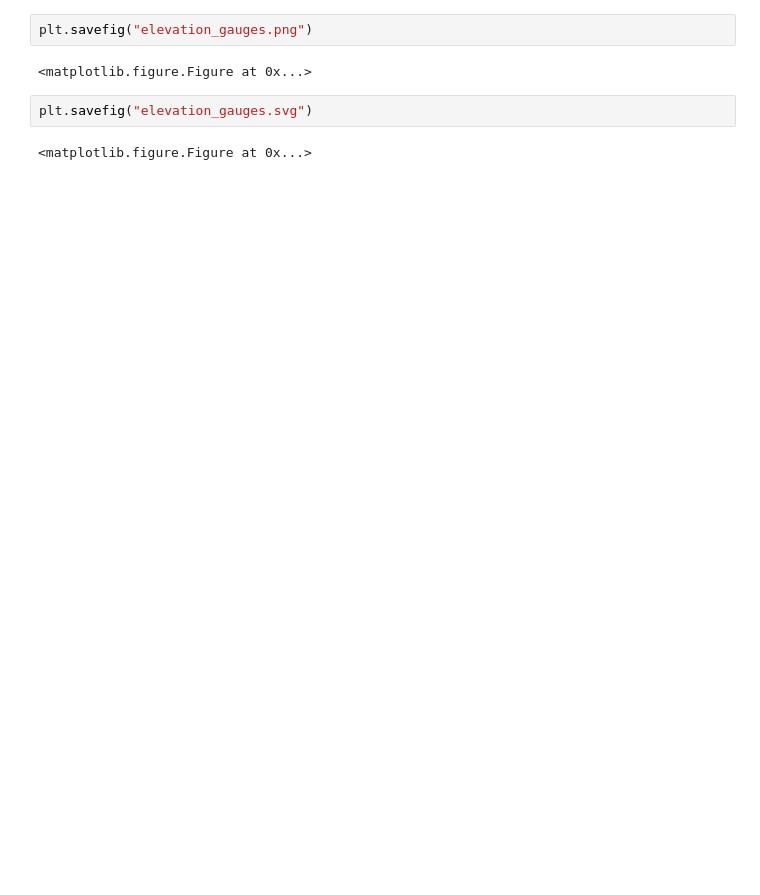
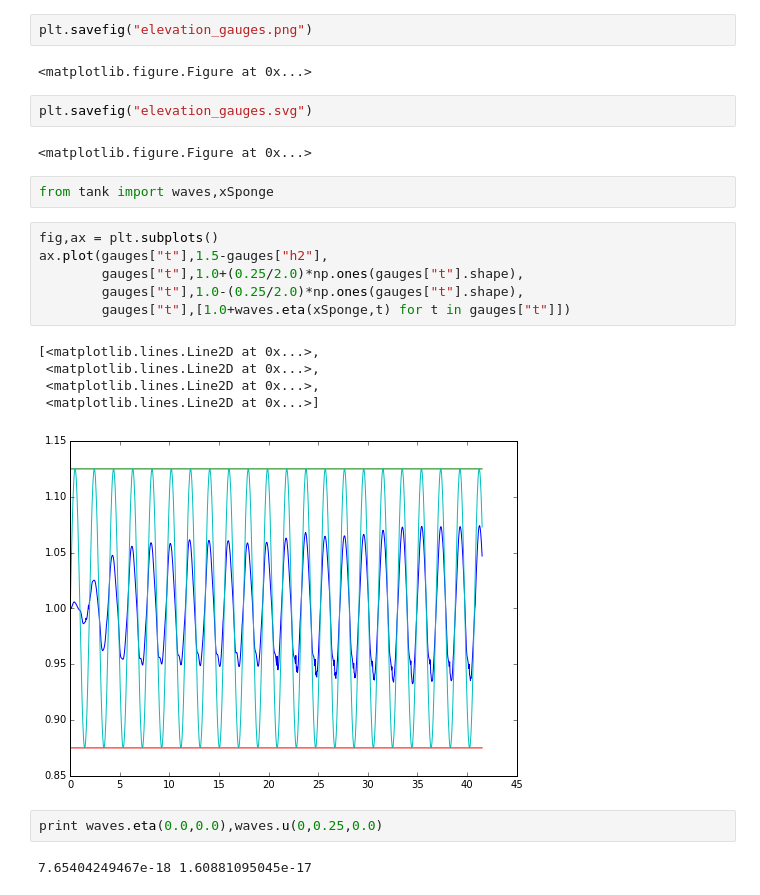
Before and after one commit to erdc/air-water-vv, a Jupyter notebook: 2d/linear_waves_flat_reflecting/linear_waves_flat_01_gauge_functions_test_medium/Elevation_Gauges.ipynb, the cells around one changed output. Drawn from its saved outputs; the diff is of its cells as text; blank space fills up the shorter version.

```diff
--- a/2d/linear_waves_flat_reflecting/linear_waves_flat_01_gauge_functions_test_medium/Elevation_Gauges.ipynb
+++ b/2d/linear_waves_flat_reflecting/linear_waves_flat_01_gauge_functions_test_medium/Elevation_Gauges.ipynb
@@ -24,3 +33,21 @@ plt.savefig("elevation_gauges.png")
 plt.savefig("elevation_gauges.svg")
 # %% [output]
 <matplotlib.figure.Figure at 0x...>
+# %%
+from tank import waves,xSponge
+# %%
+fig,ax = plt.subplots()
+ax.plot(gauges["t"],1.5-gauges["h2"],
+        gauges["t"],1.0+(0.25/2.0)*np.ones(gauges["t"].shape),
+        gauges["t"],1.0-(0.25/2.0)*np.ones(gauges["t"].shape),
+        gauges["t"],[1.0+waves.eta(xSponge,t) for t in gauges["t"]])
+# %% [output]
+[<matplotlib.lines.Line2D at 0x...>,
+ <matplotlib.lines.Line2D at 0x...>,
+ <matplotlib.lines.Line2D at 0x...>,
+ <matplotlib.lines.Line2D at 0x...>]
+[figure, added]
+# %%
+print waves.eta(0.0,0.0),waves.u(0,0.25,0.0)
+# %% [output]
+7.65404249467e-18 1.60881095045e-17
```
Also changed, not shown: parts of 3 cells of this notebook, 1 other file.
